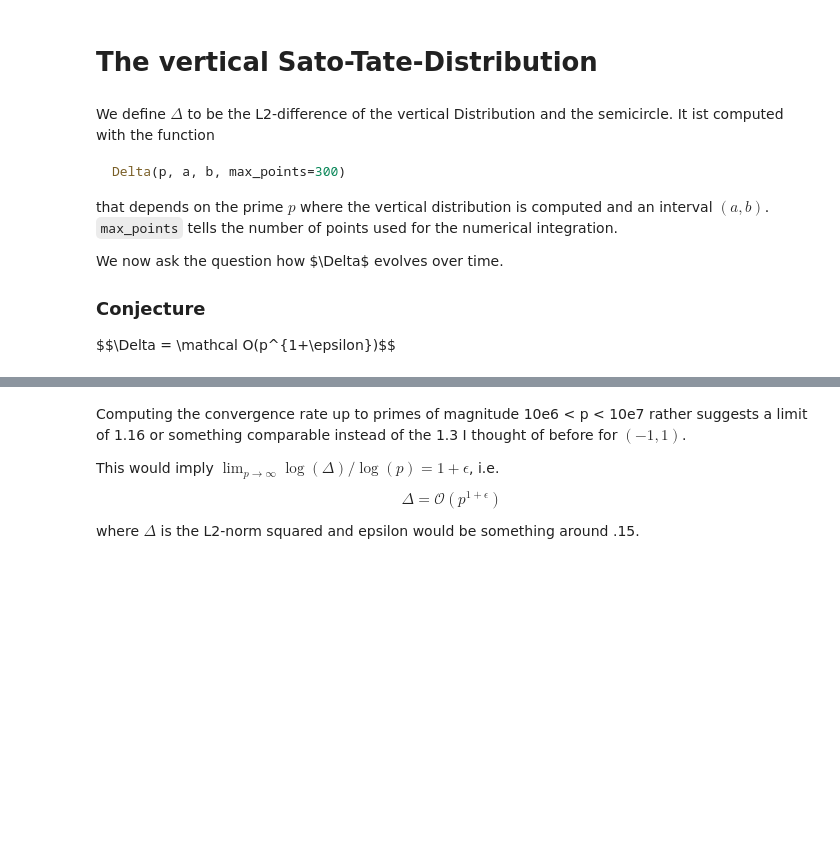
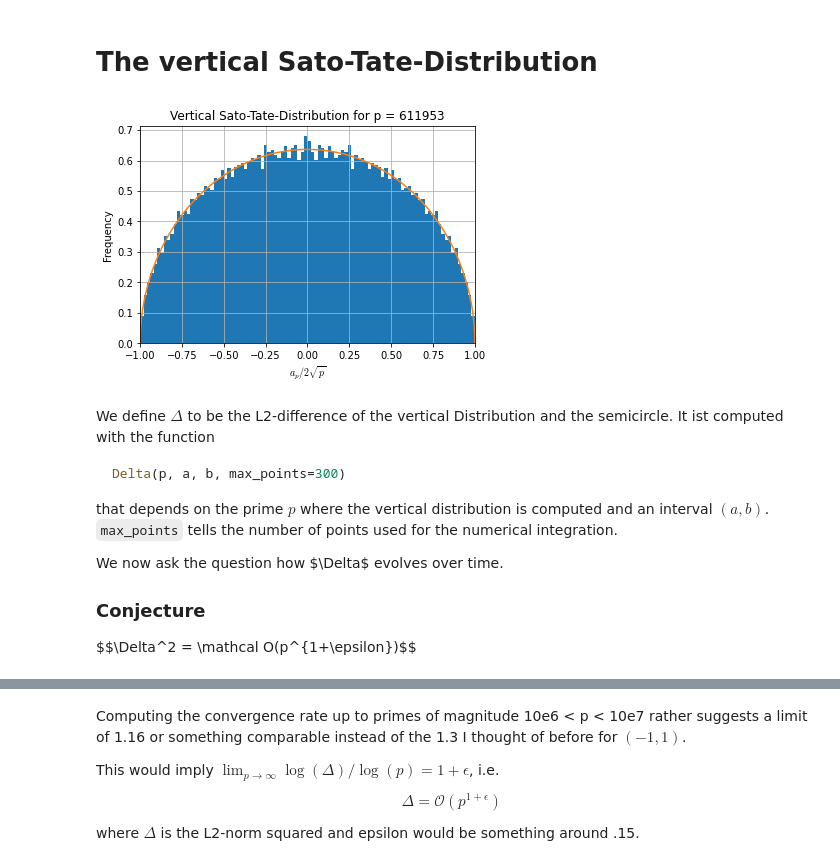
Before and after one commit to JosuaKugler/sato-tate-distributions, a Jupyter notebook: vertical_st.ipynb, the cells around one changed output, grey strips where cells are left out. Cells and saved outputs as stored; diff of their text form; code cells hidden in the pictures; blank space fills up the shorter version.

```diff
--- a/vertical_st.ipynb
+++ b/vertical_st.ipynb
@@ -38,6 +38,12 @@ def histogram(v, num_bins, p):
     #plt.ylim(0, 1)
     plt.grid(True)
     plt.show()
+# %%
+p = 611953
+
+histogram(fast_aplist(p), 100, p)
+# %% [output]
+[figure, added]
 # %% [markdown]
 We define $\Delta$ to be the L2-difference of the vertical Distribution and the semicircle.
 It ist computed with the function
@@ -49,7 +55,7 @@ that depends on the prime $p$ where the vertical distribution is computed and an
 
 We now ask the question how $\Delta$ evolves over time.
 ### Conjecture
-$$\Delta = \mathcal O(p^{1+\epsilon})$$
+$$\Delta^2 = \mathcal O(p^{1+\epsilon})$$
 # %%
 import bisect
 
```
Also changed, not shown: parts of 7 cells of this notebook, 2 other files.
